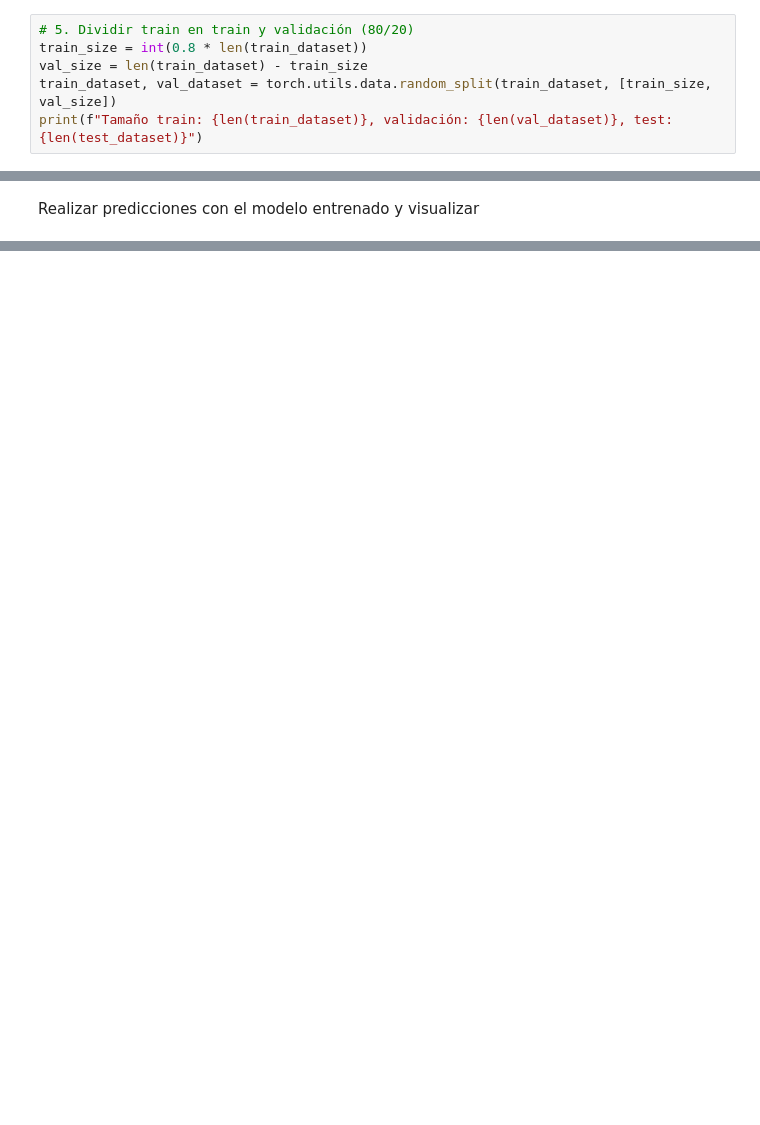
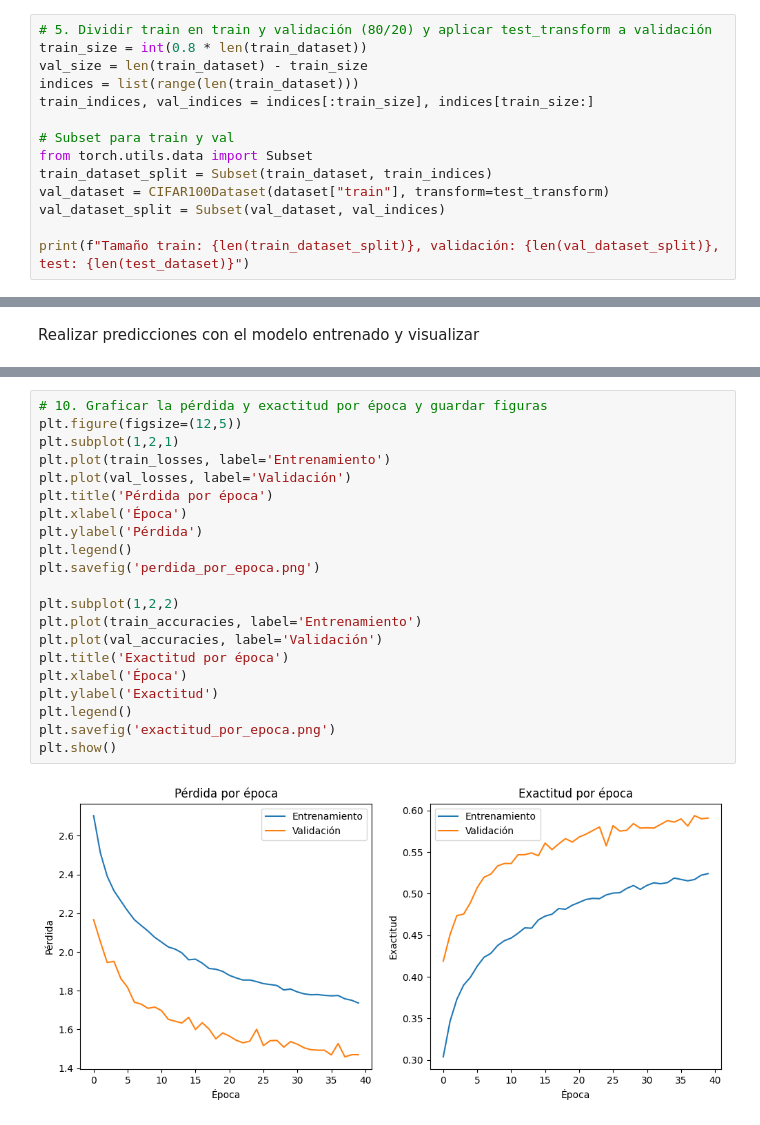
Before and after one commit to Doalm/Clasificacion-CIFAR100, a Jupyter notebook: Actividad.ipynb, the cells around one changed output, grey strips where cells are left out. Drawn from its saved outputs; the diff is of its cells as text; blank space fills up the shorter version.

```diff
--- a/Actividad.ipynb
+++ b/Actividad.ipynb
@@ -68,11 +93,19 @@ test_dataset = CIFAR100Dataset(dataset["test"], transform=transform)
 # %% [markdown]
 Dividir train en train y validación (80/20)
 # %%
-# 5. Dividir train en train y validación (80/20)
+# 5. Dividir train en train y validación (80/20) y aplicar test_transform a validación
 train_size = int(0.8 * len(train_dataset))
 val_size = len(train_dataset) - train_size
-train_dataset, val_dataset = torch.utils.data.random_split(train_dataset, [train_size, val_size])
-print(f"Tamaño train: {len(train_dataset)}, validación: {len(val_dataset)}, test: {len(test_dataset)}")
+indices = list(range(len(train_dataset)))
+train_indices, val_indices = indices[:train_size], indices[train_size:]
+
+# Subset para train y val
+from torch.utils.data import Subset
+train_dataset_split = Subset(train_dataset, train_indices)
+val_dataset = CIFAR100Dataset(dataset["train"], transform=test_transform)
+val_dataset_split = Subset(val_dataset, val_indices)
+
+print(f"Tamaño train: {len(train_dataset_split)}, validación: {len(val_dataset_split)}, test: {len(test_dataset)}")
 # %% [output]
 Tamaño train: 40000, validación: 10000, test: 10000
 # %% [markdown]
@@ -234,0 +368,23 @@ for idx in [0, 5, 10, 20]:
+# %%
+# 10. Graficar la pérdida y exactitud por época y guardar figuras
+plt.figure(figsize=(12,5))
+plt.subplot(1,2,1)
+plt.plot(train_losses, label='Entrenamiento')
+plt.plot(val_losses, label='Validación')
+plt.title('Pérdida por época')
+plt.xlabel('Época')
+plt.ylabel('Pérdida')
+plt.legend()
+plt.savefig('perdida_por_epoca.png')
+
+plt.subplot(1,2,2)
+plt.plot(train_accuracies, label='Entrenamiento')
+plt.plot(val_accuracies, label='Validación')
+plt.title('Exactitud por época')
+plt.xlabel('Época')
+plt.ylabel('Exactitud')
+plt.legend()
+plt.savefig('exactitud_por_epoca.png')
+plt.show()
+# %% [output]
+[figure, added]
```
Also changed, not shown: parts of 11 cells of this notebook, 5 other files.
